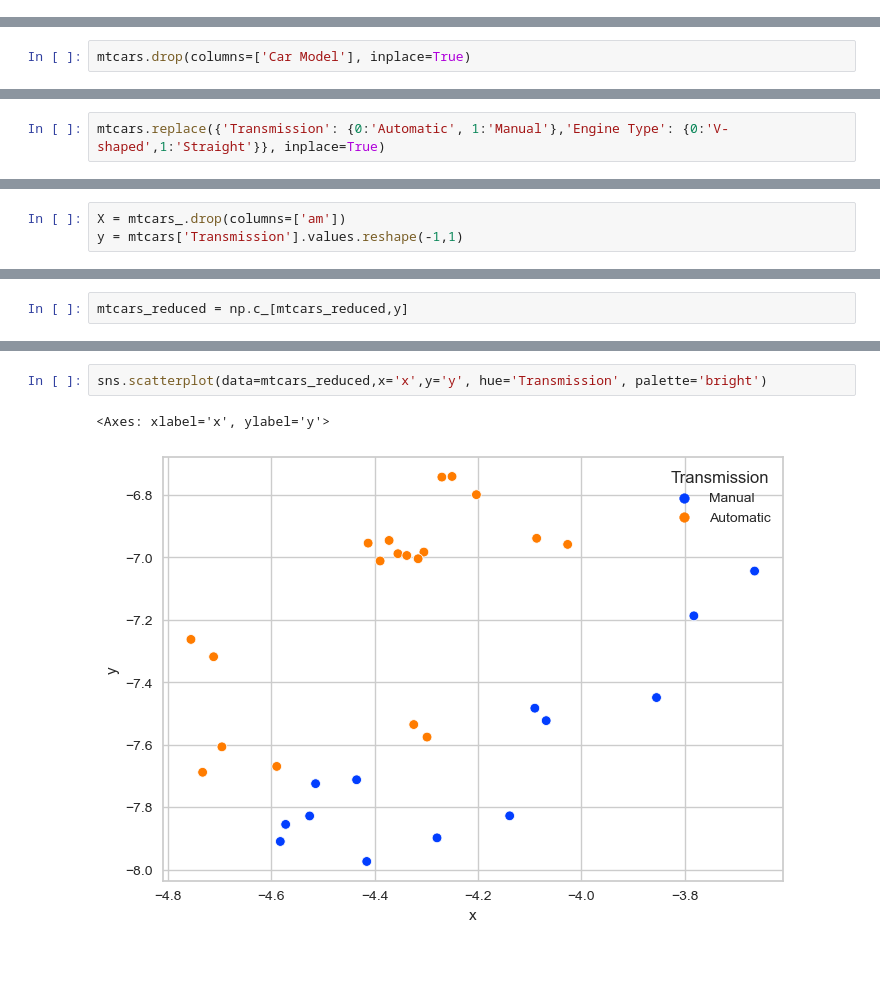
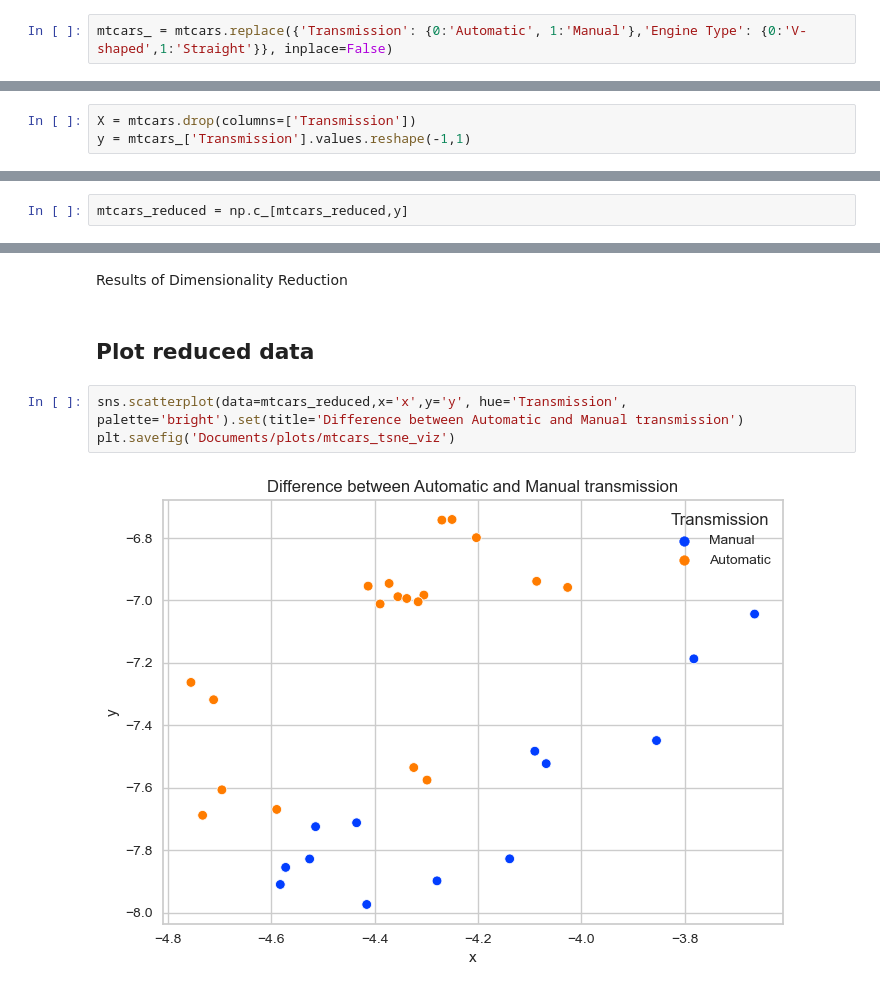
Before and after one commit to aleksandardpantic/cars-case-study, a Jupyter notebook: ExploratoryDataAnalysisMTCARS.ipynb, the cells around one changed output, grey strips where cells are left out. Saved outputs shown, nothing was run; the diff lists cells and outputs as text; blank space fills up the shorter version.

```diff
--- a/ExploratoryDataAnalysisMTCARS.ipynb
+++ b/ExploratoryDataAnalysisMTCARS.ipynb
@@ -54,0 +57,2 @@ mtcars.rename(columns={'Unnamed: 0':'Car Model',
+# %%
+mtcars_ = mtcars.replace({'Transmission': {0:'Automatic', 1:'Manual'},'Engine Type': {0:'V-shaped',1:'Straight'}}, inplace=False)
@@ -107,2 +108,0 @@ Car model variable will not be necessary for further analysis
-# %%
-mtcars.drop(columns=['Car Model'], inplace=True)
@@ -151,2 +243,0 @@ plt.show()
-# %%
-mtcars.replace({'Transmission': {0:'Automatic', 1:'Manual'},'Engine Type': {0:'V-shaped',1:'Straight'}}, inplace=True)
@@ -173,3 +246,3 @@ sns.scatterplot(data=mtcars, x='Displacement', y='Number of Cylinders' ,hue='Tra
 # %%
-X = mtcars_.drop(columns=['am'])
-y = mtcars['Transmission'].values.reshape(-1,1)
+X = mtcars.drop(columns=['Transmission'])
+y = mtcars_['Transmission'].values.reshape(-1,1)
@@ -190,5 +289,9 @@ mtcars_reduced = pd.DataFrame(mtcars_reduced, columns=['x','y','Transmission'])
+# %% [markdown]
+Results of Dimensionality Reduction
+# %% [markdown]
+## Plot reduced data
 # %%
-sns.scatterplot(data=mtcars_reduced,x='x',y='y', hue='Transmission', palette='bright')
+sns.scatterplot(data=mtcars_reduced,x='x',y='y', hue='Transmission', palette='bright').set(title='Difference between Automatic and Manual transmission')
+plt.savefig('Documents/plots/mtcars_tsne_viz')
 # %% [output]
-<Axes: xlabel='x', ylabel='y'>
-[figure, old version]
+[figure, new version]
```
Also changed, not shown: parts of 54 cells of this notebook, 14 other files.
